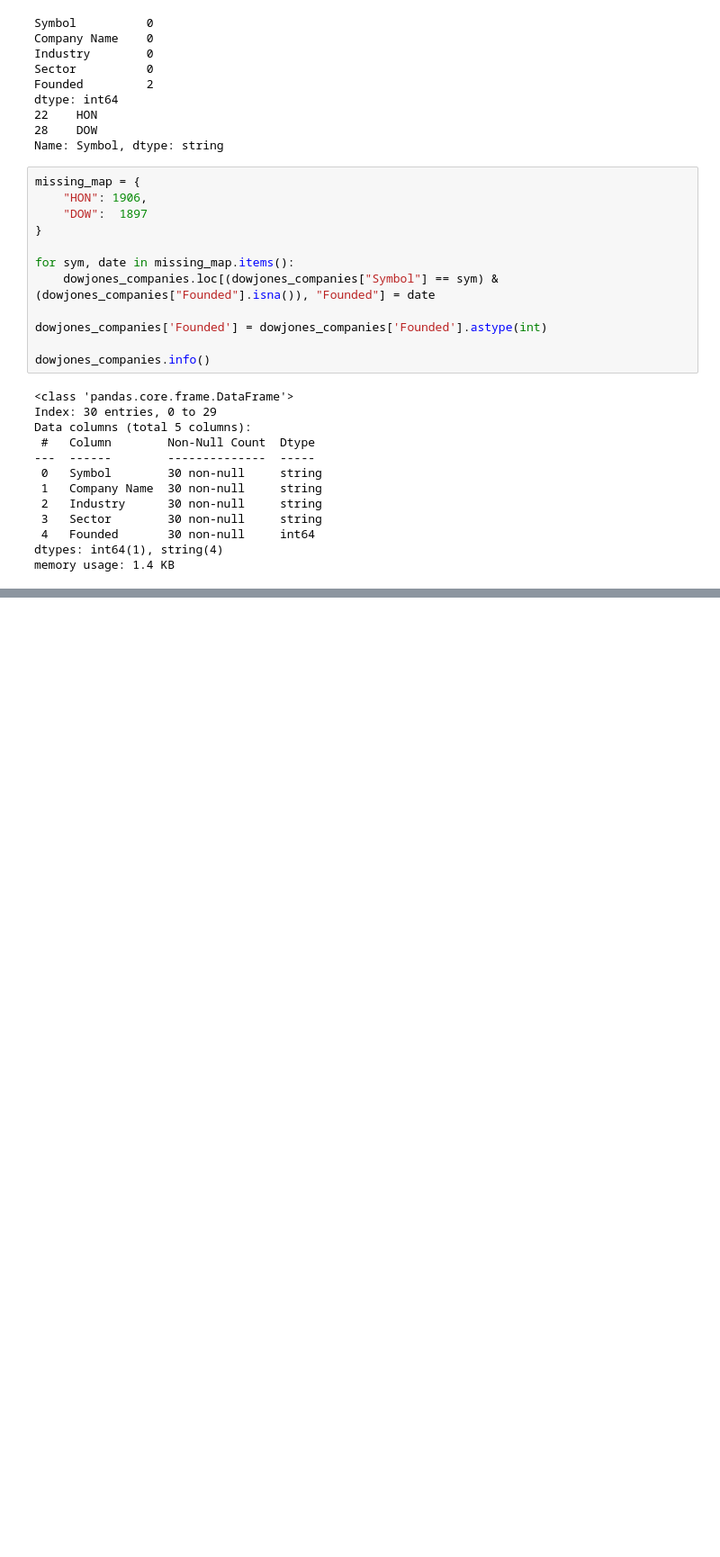
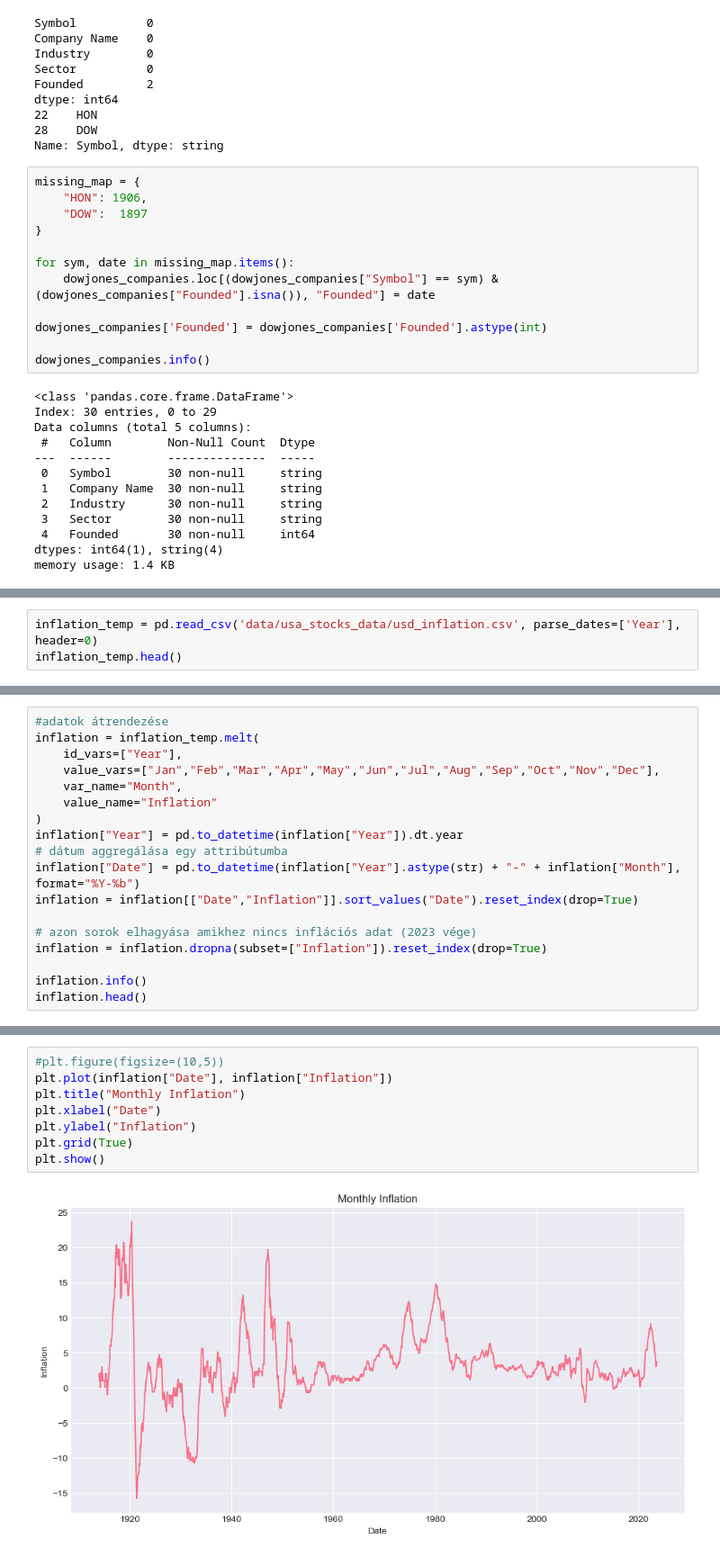
Before and after one commit to Bb1164/Data-Science-HF, a Jupyter notebook: sample.ipynb, the cells around one changed output, grey strips where cells are left out. Shown at 90% size. Saved outputs shown, nothing was run; the diff lists cells and outputs as text; blank space fills up the shorter version.

```diff
--- a/sample.ipynb
+++ b/sample.ipynb
@@ -567,0 +581,3 @@ memory usage: 500.4 KB
+# %%
+inflation_temp = pd.read_csv('data/usa_stocks_data/usd_inflation.csv', parse_dates=['Year'], header=0)
+inflation_temp.head()
@@ -567,0 +591,18 @@ memory usage: 500.4 KB
+# %%
+#adatok átrendezése
+inflation = inflation_temp.melt(
+    id_vars=["Year"],
+    value_vars=["Jan","Feb","Mar","Apr","May","Jun","Jul","Aug","Sep","Oct","Nov","Dec"],
+    var_name="Month",
+    value_name="Inflation"
+)
+inflation["Year"] = pd.to_datetime(inflation["Year"]).dt.year
+# dátum aggregálása egy attribútumba
+inflation["Date"] = pd.to_datetime(inflation["Year"].astype(str) + "-" + inflation["Month"], format="%Y-%b")
+inflation = inflation[["Date","Inflation"]].sort_values("Date").reset_index(drop=True)
+
+# azon sorok elhagyása amikhez nincs inflációs adat (2023 vége)
+inflation = inflation.dropna(subset=["Inflation"]).reset_index(drop=True)
+
+inflation.info()
+inflation.head()
@@ -567,0 +625,10 @@ memory usage: 500.4 KB
+# %%
+#plt.figure(figsize=(10,5))
+plt.plot(inflation["Date"], inflation["Inflation"])
+plt.title("Monthly Inflation")
+plt.xlabel("Date")
+plt.ylabel("Inflation")
+plt.grid(True)
+plt.show()
+# %% [output]
+[figure, added]
```
Also changed, not shown: parts of 22 cells of this notebook.
